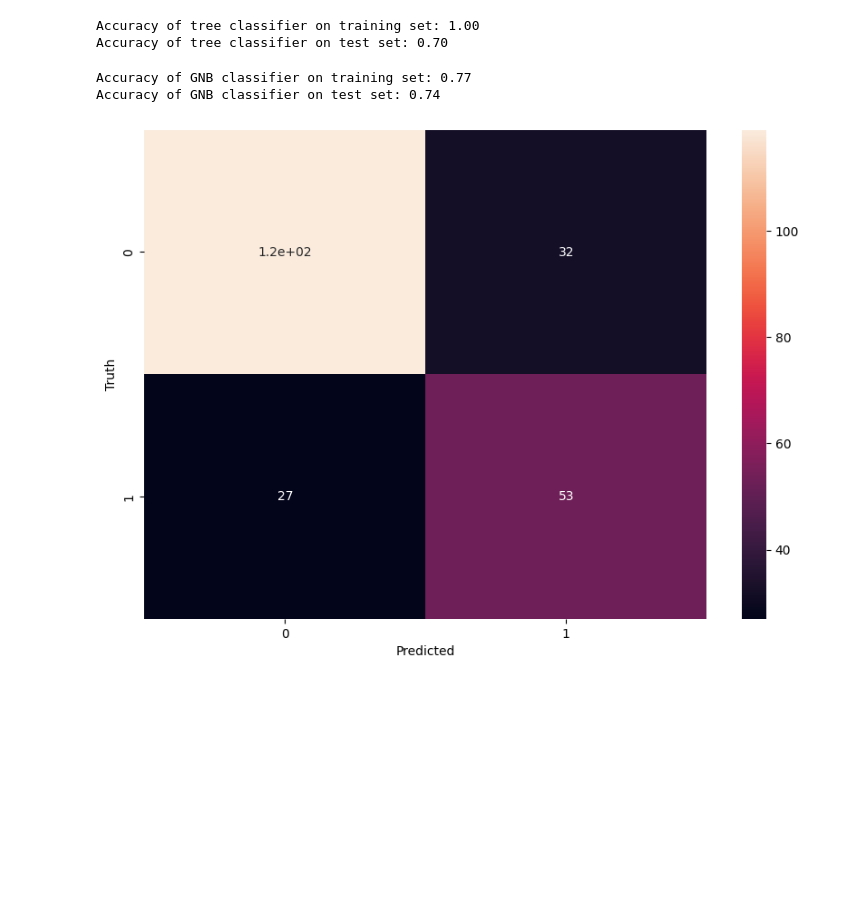
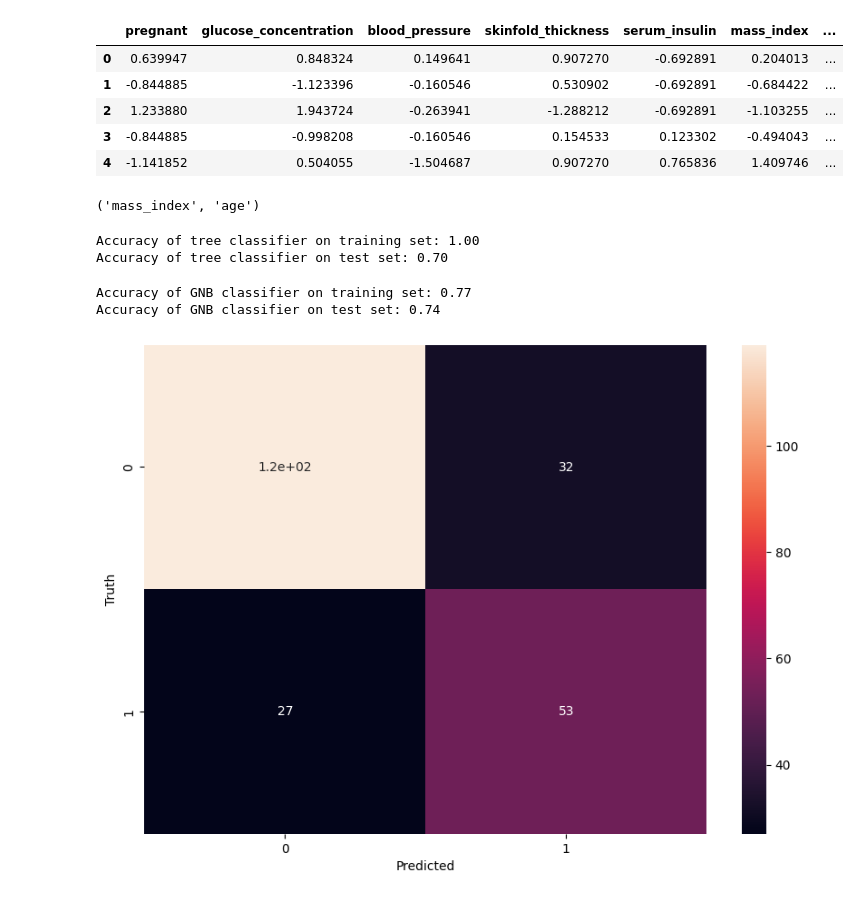
Before and after one commit to unworthyEnzyme/machine_learning, a Jupyter notebook: machine_learning/main.ipynb, the cells around one changed output. Cells and saved outputs as stored; diff of their text form; code cells hidden in the pictures; blank space fills up the shorter version.

```diff
--- a/machine_learning/main.ipynb
+++ b/machine_learning/main.ipynb
@@ -14,4 +14,32 @@ df.describe()
 | 50% | 3.000000 | 117.000000 | 72.000000 | 23.000000 | 30.500000 | 32.000000 | ... |
 | 75% | 6.000000 | 140.250000 | 80.000000 | 32.000000 | 127.250000 | 36.600000 | ... |
 | max | 17.000000 | 199.000000 | 122.000000 | 99.000000 | 846.000000 | 67.100000 | ... |
+# %%
+from sklearn.discriminant_analysis import StandardScaler
+
+
+numeric_features = df.drop(columns=['class']).select_dtypes(include=['float64', 'int64'])
+scaler = StandardScaler()
+df[numeric_features.columns] = scaler.fit_transform(numeric_features)
+df.head()
+# %% [output]
+|  | pregnant | glucose_concentration | blood_pressure | skinfold_thickness | serum_insulin | mass_index | ... |
+| 0 | 0.639947 | 0.848324 | 0.149641 | 0.907270 | -0.692891 | 0.204013 | ... |
+| 1 | -0.844885 | -1.123396 | -0.160546 | 0.530902 | -0.692891 | -0.684422 | ... |
+| 2 | 1.233880 | 1.943724 | -0.263941 | -1.288212 | -0.692891 | -1.103255 | ... |
+| 3 | -0.844885 | -0.998208 | -0.160546 | 0.154533 | 0.123302 | -0.494043 | ... |
+| 4 | -1.141852 | 0.504055 | -1.504687 | 0.907270 | 0.765836 | 1.409746 | ... |
+# %%
+# use PDA(Principal Component Analysis) to reduce the dimensionality of the dataset
+from sklearn.decomposition import PCA
+import numpy as np
+
+X, y = df.drop(columns=["class"]), df["class"]
+
+pca = PCA(n_components=2)
+X_pca = pca.fit_transform(X)
+
+X.columns[np.argmax(np.abs(pca.components_[0]))], X.columns[np.argmax(np.abs(pca.components_[1]))]
+# %% [output]
+('mass_index', 'age')
 # %%
```
Also changed, not shown: parts of 4 cells of this notebook, 1 other file.
